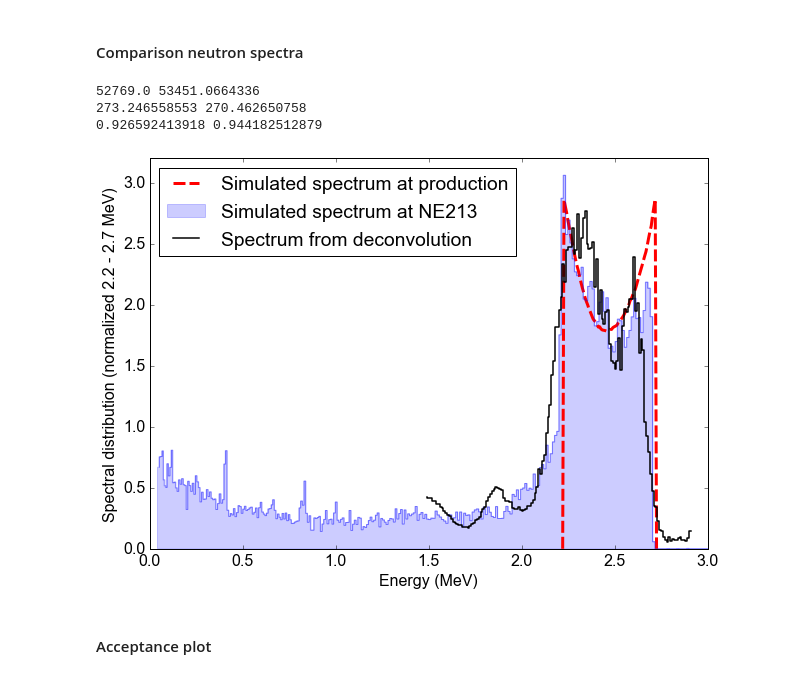
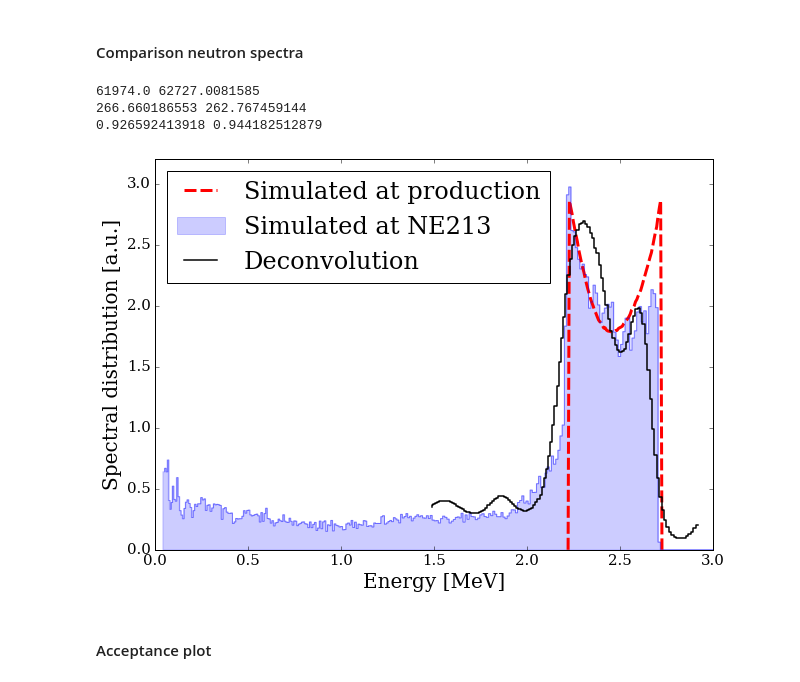
Before and after one commit to XENON1T/PTB, a Jupyter notebook: 13_read_simu_assuming_ralf_initial_dist.ipynb, the cells around one changed output. Cells and saved outputs as stored; diff of their text form; code cells hidden in the pictures.

```diff
--- a/13_read_simu_assuming_ralf_initial_dist.ipynb
+++ b/13_read_simu_assuming_ralf_initial_dist.ipynb
@@ -61,21 +79,23 @@ Read a total of 116745 events from file ./simu/161111_DD/NE213_DD_Combined.root.
 # %%
 # Compute initial energy distribution
 # Code stolen from Jacques to get the initial energy dist.
+mc_it = True
 recreate_dist = False
 
-if recreate_dist:
+if mc_it:
     from tqdm import tqdm
     emission_prob = []
     energies = []
-    for i in tqdm(range (0, 10000000)):
+    for i in tqdm(range (0, 100000)):
         x=np.random.ranf()
         x=2*x-1
         weight=(1+0.11787*x+0.58355*np.power(x,2)+-0.11353*np.power(x,3)+0.0422*np.power(x,4)+0.16359*np.power(x,5))
         energy=(2.46073+(0.24848*x+0.01282*np.power(x,2)+0.00031*np.power(x,3)))
         energies.append(energy)
         emission_prob.append(weight)
-    pickle.dump((energies, emission_prob), open('mc_input_spectrum.pkl', 'wb'))
-else:
+    if recreate_dist:
+        pickle.dump((energies, emission_prob), open('mc_input_spectrum.pkl', 'wb'))
+if not recreate_dist and not mc_it:
     print('Reading distribution from file...')
     energies, emission_prob = pickle.load(open('mc_input_spectrum.pkl', 'rb'))
     print('Read %d (%.1f M) entries.' % (len(energies), len(energies)*1e-6))
@@ -666,7 +727,8 @@ def int_spec(x, y, x_min = - np.inf, x_max = np.inf):
     print(int_low, int_high)
     return 0.5*(int_low + int_high)
 # %%
-e_and, y_and = read_flu('./PTB_DATA/160729_email_andreas/mx.flu')
+# e_and, y_and = read_flu('./PTB_DATA/160729_email_andreas/mx.flu')
+e_and, y_and = read_flu('./andreas/reunfoldingforneutrongenerator/mx2.flu')
 # %%
 def fill_between_steps(x, y1, y2=0, h_align='mid', ax=None, **kwargs):
     ''' Fills a hole in matplotlib: Fill_between for step plots.
@@ -725,54 +787,58 @@ hist_mc = np.concatenate((np.array([0]), hist_mc, np.array([0])))
 int_bounds = (2200, 2700)
 int1 = int_spec(1000*neutron_energies, sim_spec,int_bounds[0],int_bounds[1])# 2224.7600012558948, 2722.339434928938)
 #int2 = int_spec(1000*e_and, y_and, 2200, 2700)#2224.7600012558948, 2722.339434928938) Previous data
-int2 = int_spec(1000*mx_e_gru[0], mx_e_gru[1],int_bounds[0],int_bounds[1])
+#int2 = int_spec(1000*mx_e_gru[0], mx_e_gru[1],int_bounds[0],int_bounds[1])
+int2 = int_spec(1000*e_and, y_and, int_bounds[0],int_bounds[1])
 int3 = int_spec(e_mc, hist_mc, int_bounds[0],int_bounds[1])
 
 # Multiplication to make the y-axis prettier
 int1, int2, int3 = (1/y_factor*int1, 1/y_factor*int2, 1/y_factor*int3)
 
-l,  = plt.plot(x_factor * e_mc, 1/int3*hist_mc, ls = '--', lw=3, color='red', label='Simulated spectrum at production')
+l,  = plt.plot(x_factor * e_mc, 1/int3*hist_mc, ls = '--', lw=3, color='red', label='Simulated at production')
 l.set_dashes([12,4])
 plt.plot(x_factor * neutron_energies * 1000, 1/int1*sim_spec, ls='steps', alpha=0.4, color='blue')
 fill_between_steps(x_factor * neutron_energies * 1000,np.array([0 for _ in range(len(neutron_energies))])
-                   , 1/int1*sim_spec, label='Simulated spectrum at NE213', alpha=0.2, color='blue')
+                   , 1/int1*sim_spec, label='Simulated at NE213', alpha=0.2, color='blue')
 
 # plt.plot(1000*e_and, 1/int2*y_and, color='black', lw=1.5, label='GRAVEL deconvolution',
 #         )
 
 # Take away the zeroes
 mx_sel = mx_e_gru[1] > 0
 mx_e_x = mx_e_gru[0][mx_sel]
 mx_e_y = mx_e_gru[1][mx_sel]
 
-plt.plot(x_factor * 1000*mx_e_x, 1/int2*mx_e_y, color='black', lw=1.5,
-         ls='steps', label='Spectrum from deconvolution',
+# plt.plot(x_factor * 1000*mx_e_x, 1/int2*mx_e_y, color='black', lw=1.5,
+#          ls='steps', label='Deconvolution',
+#         )
+plt.plot(x_factor*1000*e_and, 1/int2*y_and, color='black', lw=1.5,
+         ls='steps', label='Deconvolution',
         )
 
 ax = plt.gca()
 handles, labels =  ax.get_legend_handles_labels()
 # Sort
 labels = [labels[0], labels[2], labels[1]]
 handles = [handles[0], handles[2], handles[1]]
 
 ax.legend(handles, labels, loc='upper left')
 # ax.ticklabel_format(style='sci',scilimits=(-3,4),axis='y')
 # ax.yaxis.major.formatter._useMathText = True
 
 #plt.plot(1000*e_and, 1/int2*y_and, color='black', ls='solid', lw=0.5)
 
 plt.xlim(0,3)
 plt.ylim(0,y_factor * 0.0032)
-plt.xlabel('Energy (MeV)')
-plt.ylabel('Spectral distribution (normalized 2.2 - 2.7 MeV)')
+plt.xlabel('Energy [MeV]')
+plt.ylabel('Spectral distribution [a.u.]')
 plt.savefig('./figs/mc_spectrum.png', bbox_inches='tight')
 plt.savefig('./figs/mc_spectrum.pdf', bbox_inches='tight')
 plt.show()
 # %% [output]
-52769.0 53451.0664336
-273.246558553 270.462650758
+61974.0 62727.0081585
+266.660186553 262.767459144
 0.926592413918 0.944182512879
-[figure, old version]
+[figure, new version]
 # %% [markdown]
 #### Acceptance plot
 # %% [markdown]
```
Also changed, not shown: parts of 38 cells of this notebook, 48 other files.
